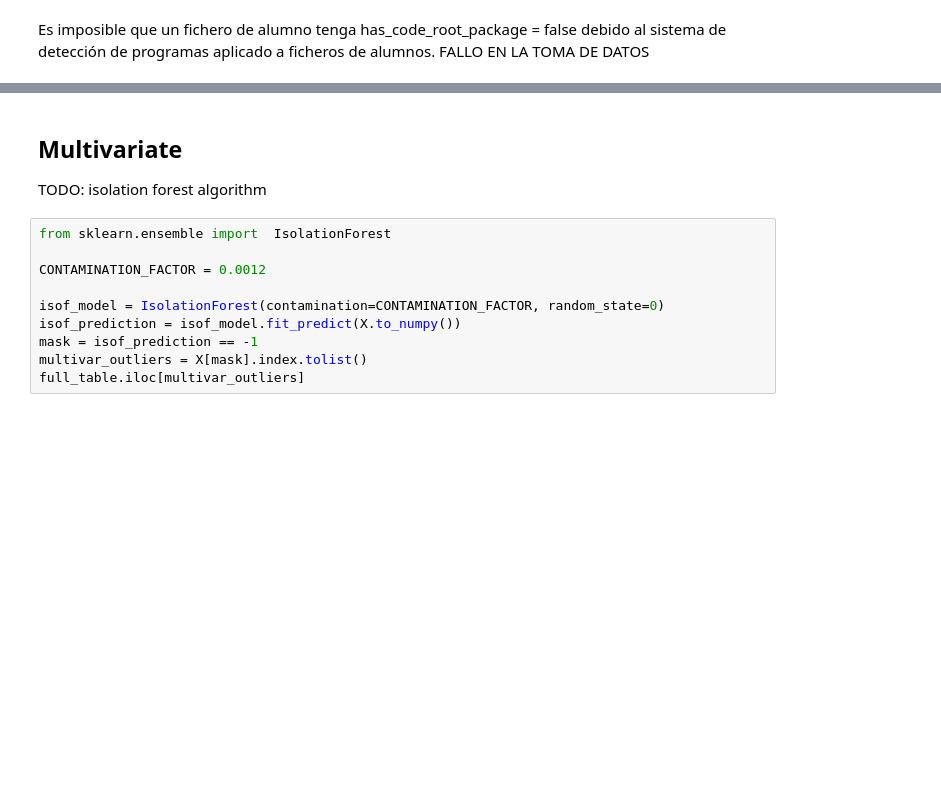
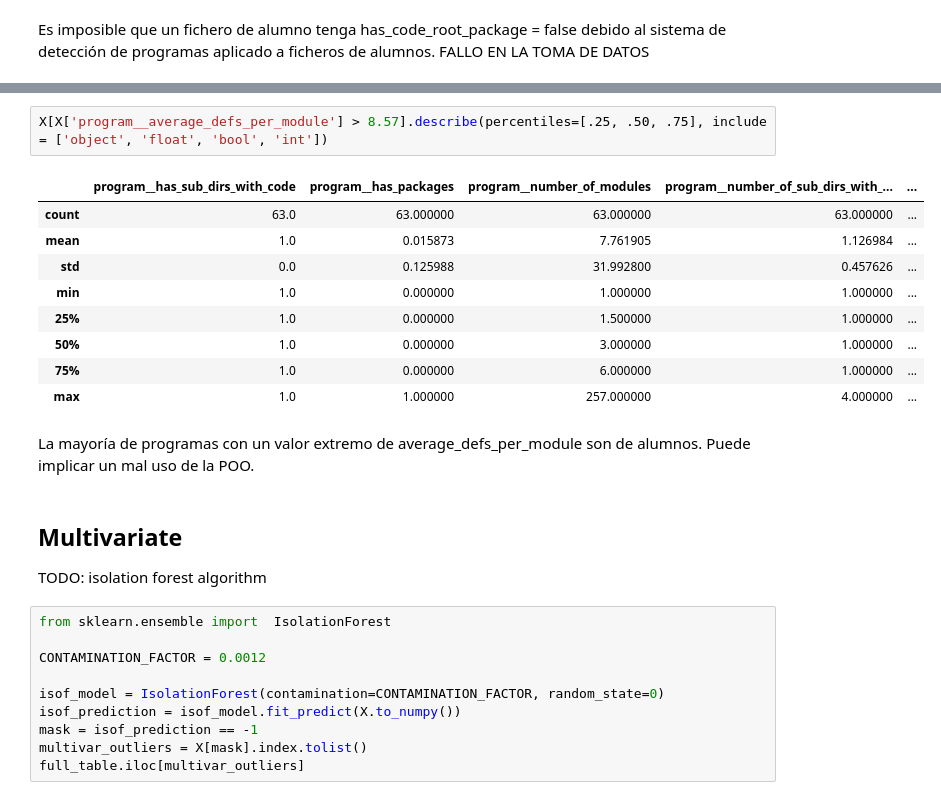
Before and after one commit to UO284262/PythonSourceCodeAnalysis, a Jupyter notebook: notebooks/01_programs.ipynb, the cells around one changed output, grey strips where cells are left out. Saved outputs shown, nothing was run; the diff lists cells and outputs as text; blank space fills up the shorter version.

```diff
--- a/notebooks/01_programs.ipynb
+++ b/notebooks/01_programs.ipynb
@@ -617,3 +643,17 @@ Es imposible que un fichero de alumno tenga has_code_root_package = false debido
+# %%
+X[X['program__average_defs_per_module'] > 8.57].describe(percentiles=[.25, .50, .75], include = ['object', 'float', 'bool', 'int'])
+# %% [output]
+|  | program__has_sub_dirs_with_code | program__has_packages | program__number_of_modules | program__number_of_sub_dirs_with_... | ... |
+| count | 63.0 | 63.000000 | 63.000000 | 63.000000 | ... |
+| mean | 1.0 | 0.015873 | 7.761905 | 1.126984 | ... |
+| std | 0.0 | 0.125988 | 31.992800 | 0.457626 | ... |
+| min | 1.0 | 0.000000 | 1.000000 | 1.000000 | ... |
+| 25% | 1.0 | 0.000000 | 1.500000 | 1.000000 | ... |
+| 50% | 1.0 | 0.000000 | 3.000000 | 1.000000 | ... |
+| 75% | 1.0 | 0.000000 | 6.000000 | 1.000000 | ... |
+| max | 1.0 | 1.000000 | 257.000000 | 4.000000 | ... |
+# %% [markdown]
+La mayoría de programas con un valor extremo de average_defs_per_module son de alumnos. Puede implicar un mal uso de la POO.
 # %% [markdown]
 ## Multivariate
 
```
Also changed, not shown: parts of 31 cells of this notebook, 1 other file.
